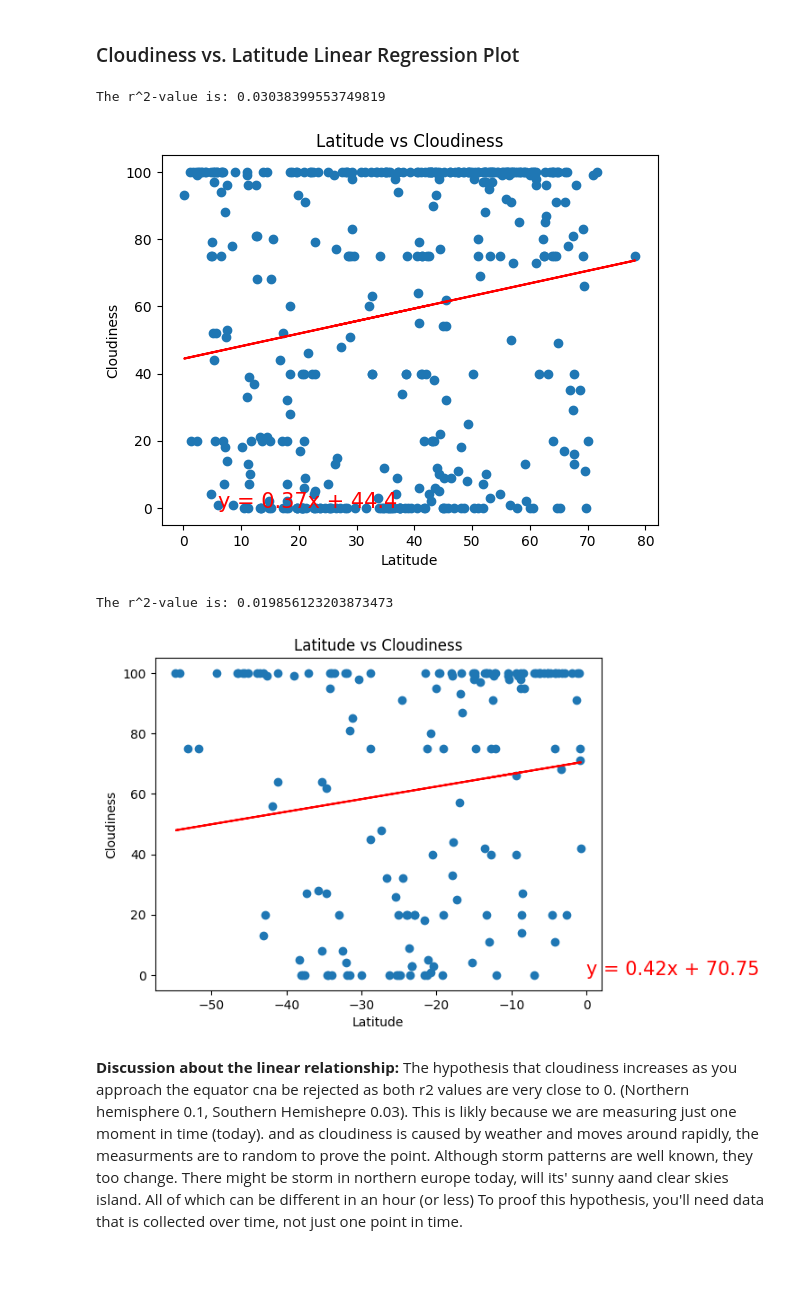
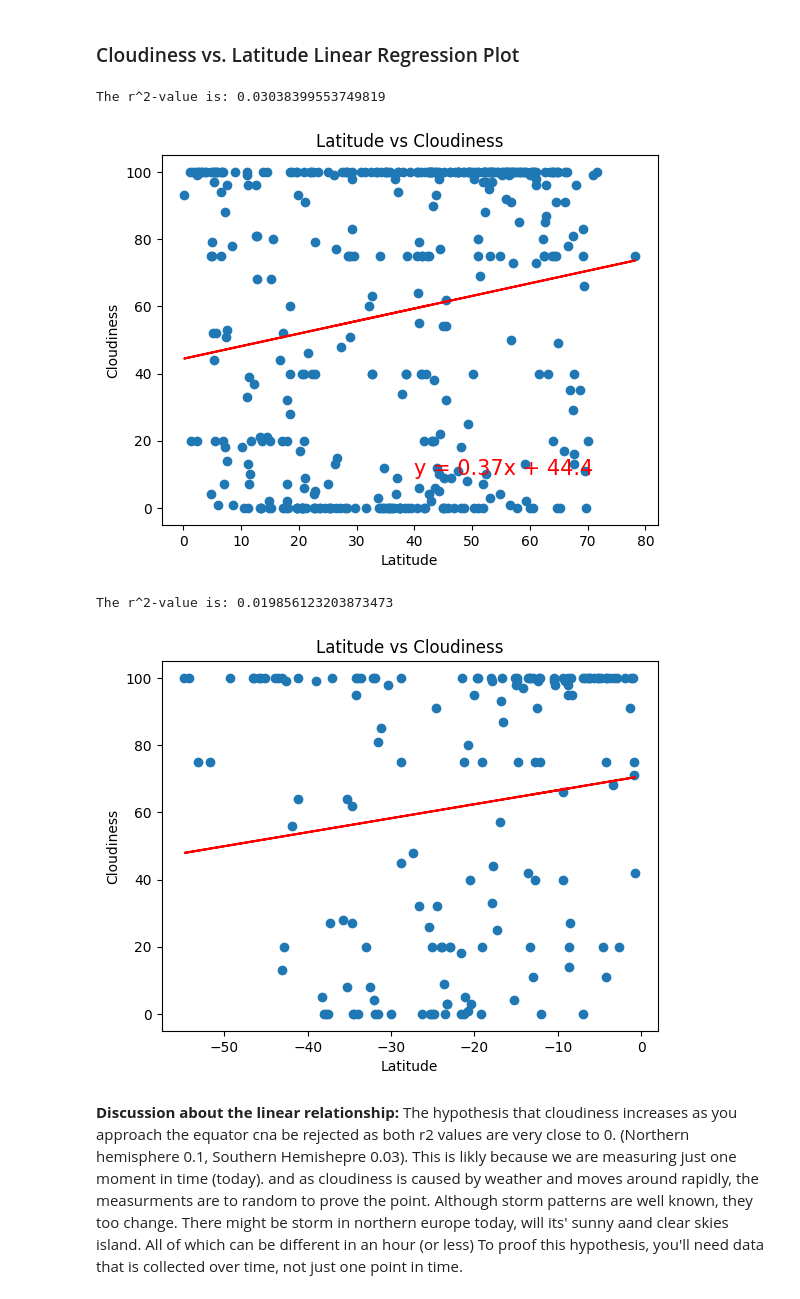
Before and after one commit to JHBoon/python_api_challenge_2025, a Jupyter notebook: Weatherpy/Starter_Code/WeatherPy.ipynb, the cells around one changed output. Saved outputs shown, nothing was run; the diff lists cells and outputs as text; code cells hidden in the pictures; blank space fills up the shorter version.

Commit message:
Update graphswith Y-values

```diff
--- a/Weatherpy/Starter_Code/WeatherPy.ipynb
+++ b/Weatherpy/Starter_Code/WeatherPy.ipynb
@@ -370,18 +370,18 @@ Both the Northern and Southern Hemispheres show a weak correlation between latit
 # Northern Hemisphere
 x_values = northern_hemi_df["Lat"]
 y_values = northern_hemi_df["Cloudiness"]
-plot_linear_regression(x_values,y_values,"Cloudiness", (6,0))
+plot_linear_regression(x_values,y_values,"Cloudiness", (40,10))
 # %% [output]
 The r^2-value is: 0.03038399553749819
-[figure, old version]
+[figure, new version]
 # %%
 # Southern Hemisphere
 x_values = southern_hemi_df["Lat"]
 y_values = southern_hemi_df["Cloudiness"]
-plot_linear_regression(x_values,y_values,"Cloudiness", (0,0))
+plot_linear_regression(x_values,y_values,"Cloudiness", (-60,30))
 # %% [output]
 The r^2-value is: 0.019856123203873473
-[figure, old version]
+[figure, new version]
 # %% [markdown]
 **Discussion about the linear relationship:**  The hypothesis that cloudiness increases as you approach the equator cna be rejected as both r2 values are very close to 0. (Northern hemisphere 0.1, Southern Hemishepre 0.03). This is likly because we are measuring just one moment in time (today). and as cloudiness is caused by weather and moves around rapidly, the measurments are to random to prove the point. Although storm patterns are well known, they too change. There might be storm in northern europe today, will its' sunny aand clear skies island. All of which can be different in an hour (or less) To proof this hypothesis, you'll need data that is collected over time, not just one point in time.
 # %% [markdown]
```
Also changed, not shown: parts of 5 cells of this notebook.
